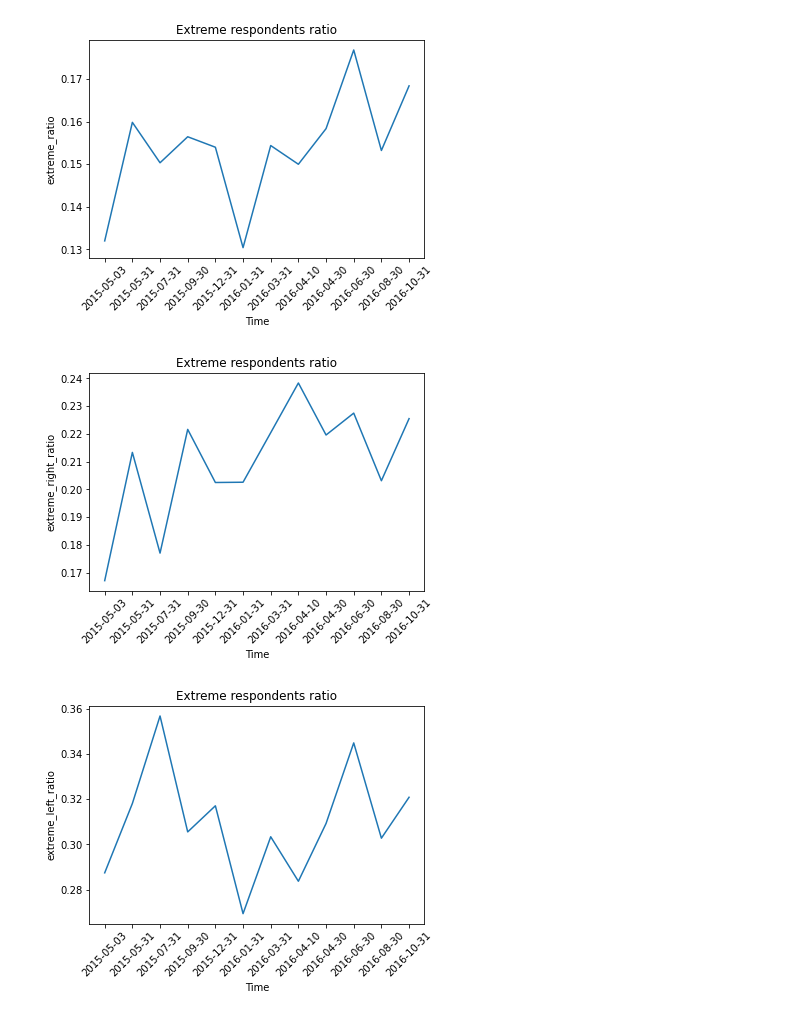
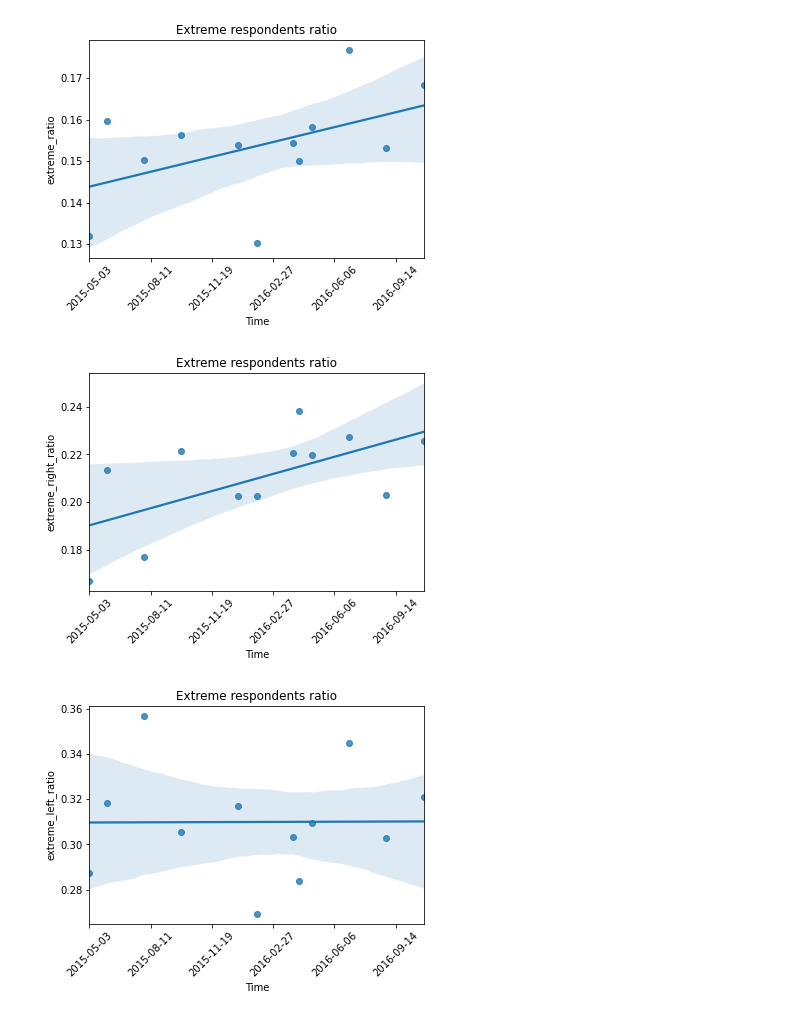
Before and after one commit to p50042220/FB_hatecrime, a Jupyter notebook: Code/notebook/Pew_research_data.ipynb, the cells around one changed output. Drawn from its saved outputs; the diff is of its cells as text; code cells hidden in the pictures.

```diff
--- a/Code/notebook/Pew_research_data.ipynb
+++ b/Code/notebook/Pew_research_data.ipynb
@@ -40,17 +41,24 @@ for f in US_list:
         df_list_US.append(df)
 # %%
 def plot_time_series(df, series_type, plot_title):
+#     plt.figure(figsize=(30,30))
     df = df.sort_index()
-    ax = sns.lineplot(x=df.index, y=df[series_type].astype(np.float64))
+    df.index = pd.to_datetime(df.index)
+    min_date = df.index[0]
+    ax = sns.regplot(x=[(time - min_date).total_seconds()/(60*60*24) for time in df.index], y=df[series_type].astype(np.float64))
+    xticks = ax.get_xticks()
+    xticks_dates = [(min_date + datetime.timedelta(days=x)).date() for x in xticks]
+    ax.set_xticklabels(xticks_dates)
     ax.set(xlabel='Time', ylabel=series_type)
     ax.set_title(plot_title)
     for item in ax.get_xticklabels():
         item.set_rotation(45)
+
     plt.show()
 # %%
-for col in extreme_df:
+for col in extreme_US_df:
     plot_time_series(extreme_df, col, 'Extreme respondents ratio')
 # %% [output]
-[figure, old version]
+[figure, new version]
-[figure, old version]
+[figure, new version]
-[figure, old version]
+[figure, new version]
```
Also changed, not shown: parts of 7 cells of this notebook, 14 other files.
